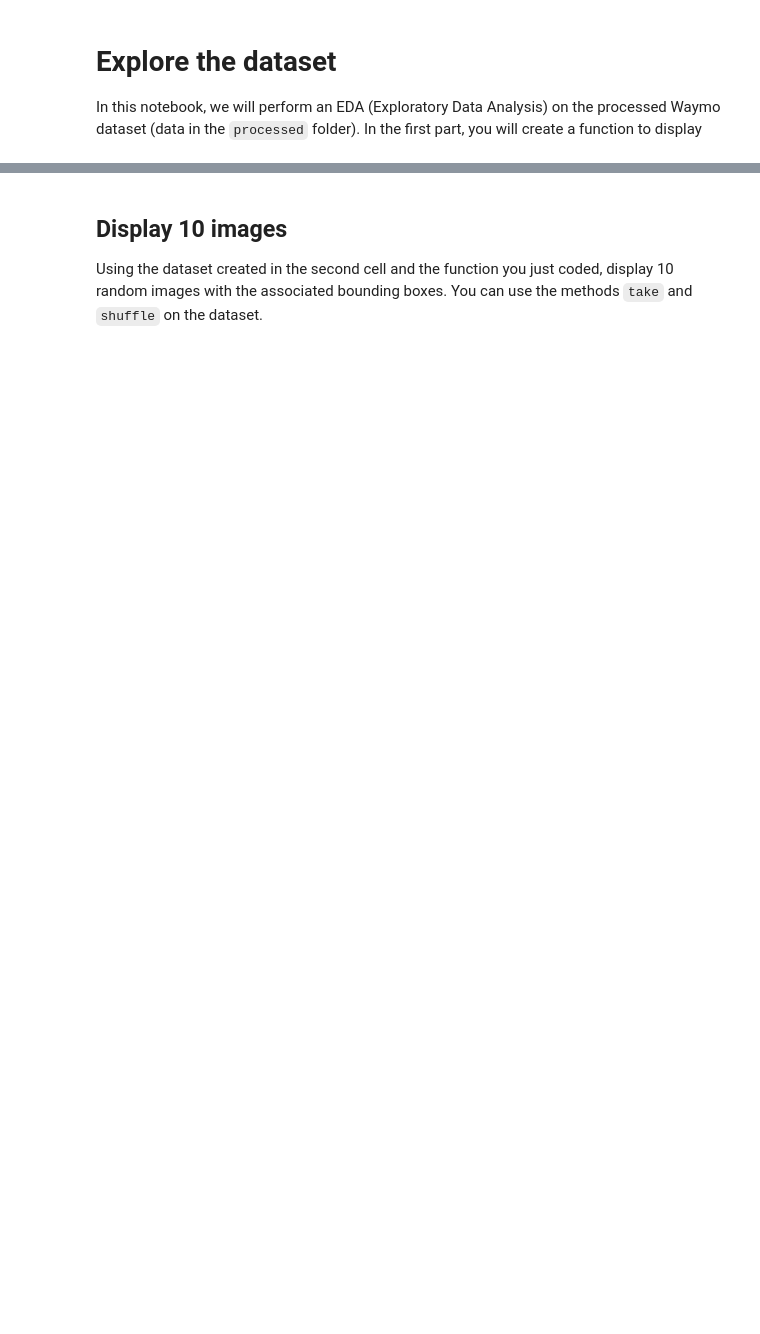
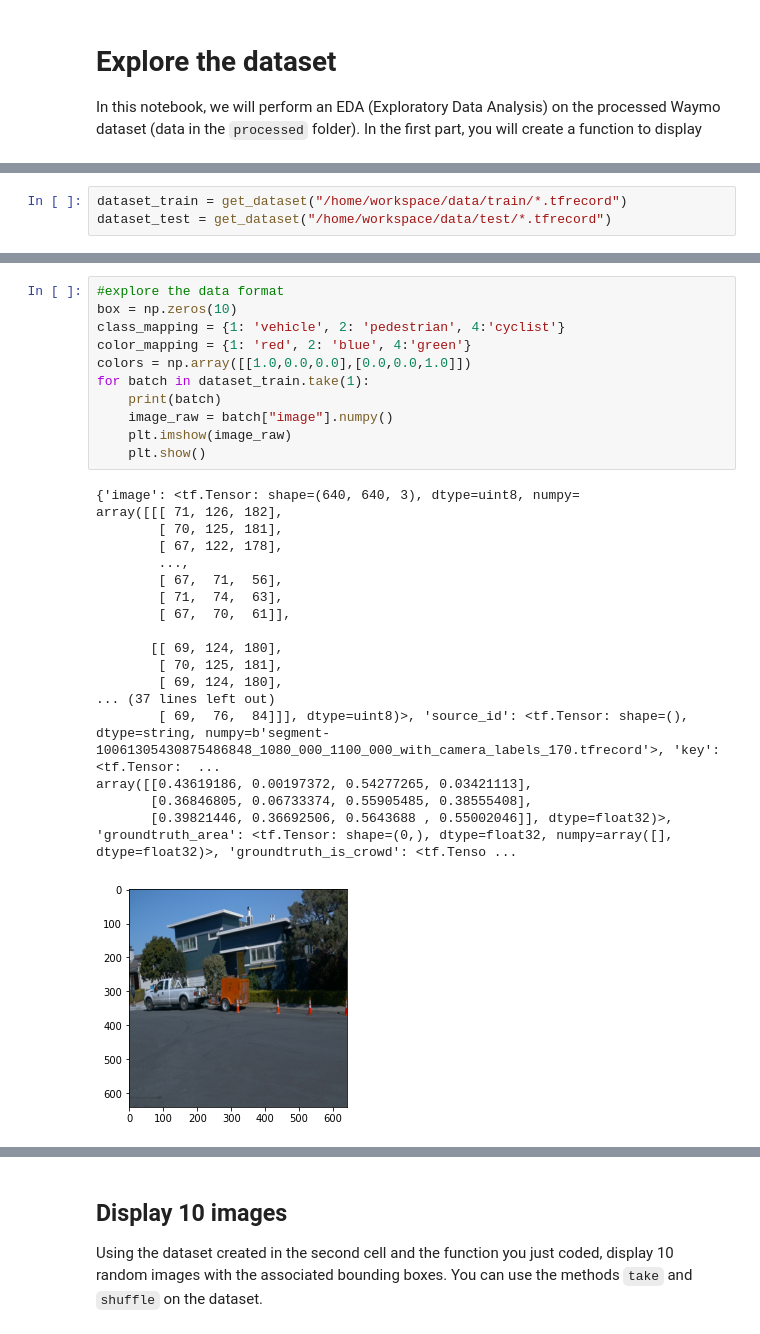
Before and after one commit to lr91-089/Udacity-nd229-object-detection, a Jupyter notebook: Exploratory Data Analysis.ipynb, the cells around one changed output, grey strips where cells are left out. Saved outputs shown, nothing was run; the diff lists cells and outputs as text; blank space fills up the shorter version.

```diff
--- a/Exploratory Data Analysis.ipynb
+++ b/Exploratory Data Analysis.ipynb
@@ -9,0 +17,3 @@ dataset = get_dataset("PROCESSED TF RECORD PATH")
+# %%
+dataset_train = get_dataset("/home/workspace/data/train/*.tfrecord")
+dataset_test = get_dataset("/home/workspace/data/test/*.tfrecord")
@@ -10,3 +40,33 @@ dataset = get_dataset("PROCESSED TF RECORD PATH")
+# %%
+#explore the data format
+box = np.zeros(10)
+class_mapping = {1: 'vehicle', 2: 'pedestrian', 4:'cyclist'}
+color_mapping = {1: 'red', 2: 'blue', 4:'green'}
+colors = np.array([[1.0,0.0,0.0],[0.0,0.0,1.0]])
+for batch in dataset_train.take(1):
+    print(batch)
+    image_raw = batch["image"].numpy()
+    plt.imshow(image_raw)
+    plt.show()
+# %% [output]
+{'image': <tf.Tensor: shape=(640, 640, 3), dtype=uint8, numpy=
+array([[[ 71, 126, 182],
+        [ 70, 125, 181],
+        [ 67, 122, 178],
+        ...,
+        [ 67,  71,  56],
+        [ 71,  74,  63],
+        [ 67,  70,  61]],
+
+       [[ 69, 124, 180],
+        [ 70, 125, 181],
+        [ 69, 124, 180],
+... (37 lines left out)
+        [ 69,  76,  84]]], dtype=uint8)>, 'source_id': <tf.Tensor: shape=(), dtype=string, numpy=b'segment-10061305430875486848_1080_000_1100_000_with_camera_labels_170.tfrecord'>, 'key': <tf.Tensor:  ...
+array([[0.43619186, 0.00197372, 0.54277265, 0.03421113],
+       [0.36846805, 0.06733374, 0.55905485, 0.38555408],
+       [0.39821446, 0.36692506, 0.5643688 , 0.55002046]], dtype=float32)>, 'groundtruth_area': <tf.Tensor: shape=(0,), dtype=float32, numpy=array([], dtype=float32)>, 'groundtruth_is_crowd': <tf.Tenso ...
+[figure, added]
 # %% [markdown]
 ## Write a function to display an image and the bounding boxes
 
```
Also changed, not shown: parts of 23 cells of this notebook, 4 other files.
